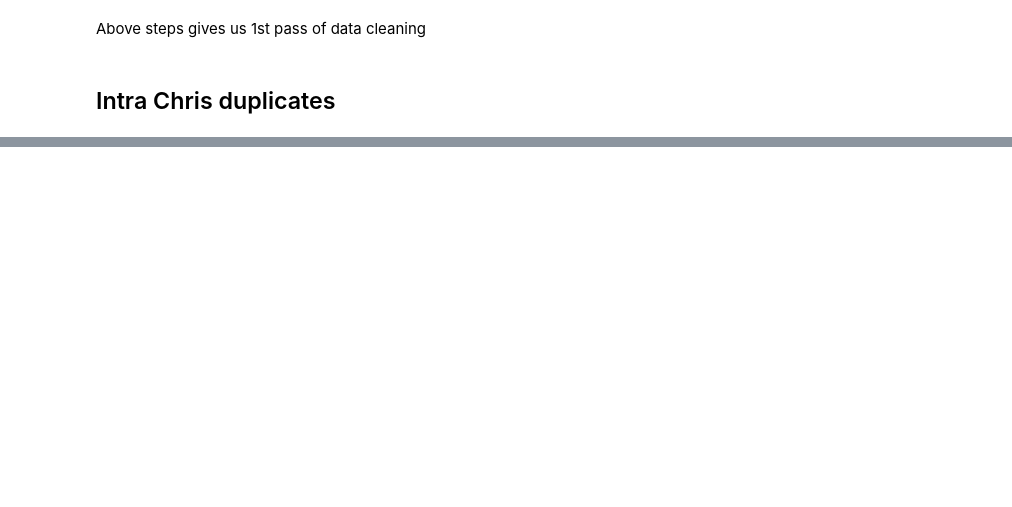
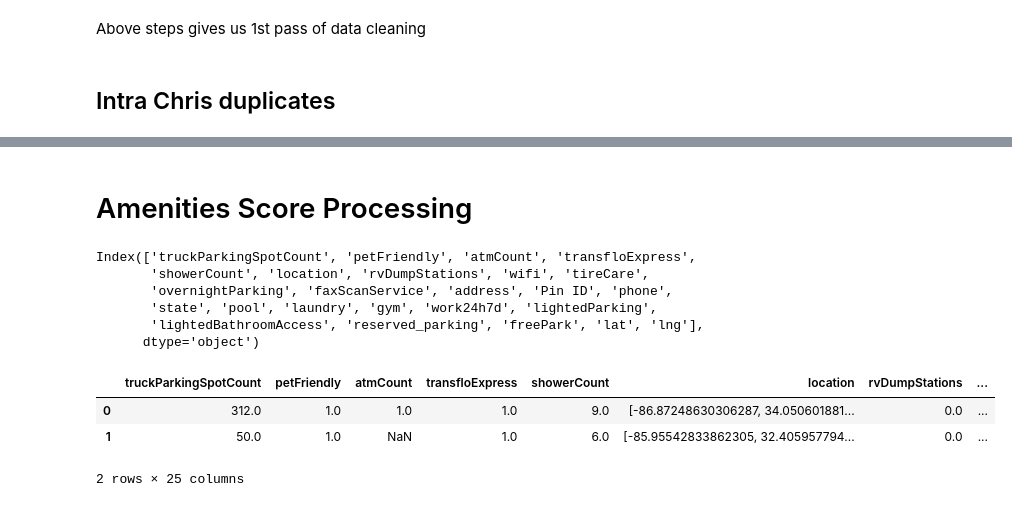
Before and after one commit to Bhavya-Budhia/TruckParking, a Jupyter notebook: model_stops.ipynb, the cells around one changed output, grey strips where cells are left out. Saved outputs shown, nothing was run; the diff lists cells and outputs as text; code cells hidden in the pictures; blank space fills up the shorter version.

```diff
--- a/model_stops.ipynb
+++ b/model_stops.ipynb
@@ -3,8 +3,8 @@ import numpy as np
 import pandas as pd
 from haversine import haversine_vector, Unit
 # %%
-#path = r"C:\Users\bhavy\Massachusetts Institute of Technology\Truck Parking Capstone - General\Truck Stop Finder 🚚⛽\\"
-path = r"C:\Users\samcl\Massachusetts Institute of Technology\Truck Parking Capstone - Truck Stop Finder 🚚⛽\\"
+path = r"C:\Users\bhavy\Massachusetts Institute of Technology\Truck Parking Capstone - General\Truck Stop Finder 🚚⛽\\"
+# path = r"C:\Users\samcl\Massachusetts Institute of Technology\Truck Parking Capstone - Truck Stop Finder 🚚⛽\\"
 # %%
 # Sourced directly from TruckerPath
 df_truck_path = pd.read_csv(
@@ -13,6 +13,9 @@ df_truck_path = pd.read_csv(
 # Coming from ArcGIS
 df_merged_file = pd.read_csv(
     path + r"4. Working Data Files\Traffic Files\Capstone_truck\merged_filtered_file_11_18.csv")
+# %%
+df_amenities = pd.read_excel(
+    path + r"5. Source & Refrence Files\0. TruckerPath Data\MIT parking location amenities.xlsx")
 # %%
 # Sourced directly from TruckerPath
 park_data_1 = pd.read_csv(
@@ -214,3 +268,21 @@ while check != 0:
 # %%
 columns = ['pin id', 'pinname', 'lat', 'lng', 'truckParkingSpotCount', 'f_system',
            'link_id', 'review_score', 'amenities_score', "overnightParking"]
+# %% [markdown]
+# Amenities Score Processing
+# %%
+df_amenities.columns
+# %% [output]
+Index(['truckParkingSpotCount', 'petFriendly', 'atmCount', 'transfloExpress',
+       'showerCount', 'location', 'rvDumpStations', 'wifi', 'tireCare',
+       'overnightParking', 'faxScanService', 'address', 'Pin ID', 'phone',
+       'state', 'pool', 'laundry', 'gym', 'work24h7d', 'lightedParking',
+       'lightedBathroomAccess', 'reserved_parking', 'freePark', 'lat', 'lng'],
+      dtype='object')
+# %%
+df_amenities.head(2)
+# %% [output]
+|  | truckParkingSpotCount | petFriendly | atmCount | transfloExpress | showerCount | location | rvDumpStations | ... |
+| 0 | 312.0 | 1.0 | 1.0 | 1.0 | 9.0 | [-86.87248630306287, 34.050601881... | 0.0 | ... |
+| 1 | 50.0 | 1.0 | NaN | 1.0 | 6.0 | [-85.95542833862305, 32.405957794... | 0.0 | ... |
+2 rows × 25 columns
```
Also changed, not shown: parts of 18 cells of this notebook, 1 other file.
